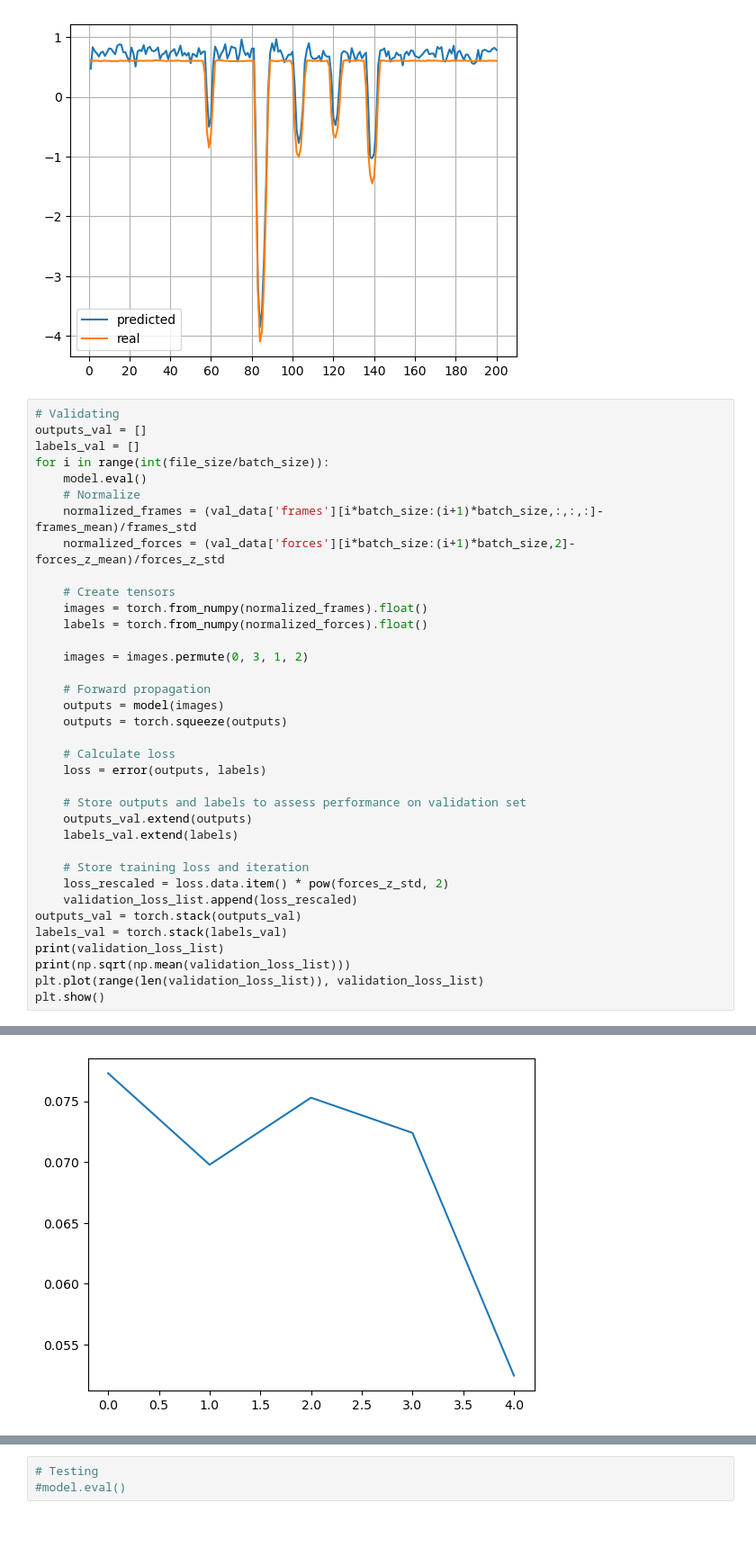
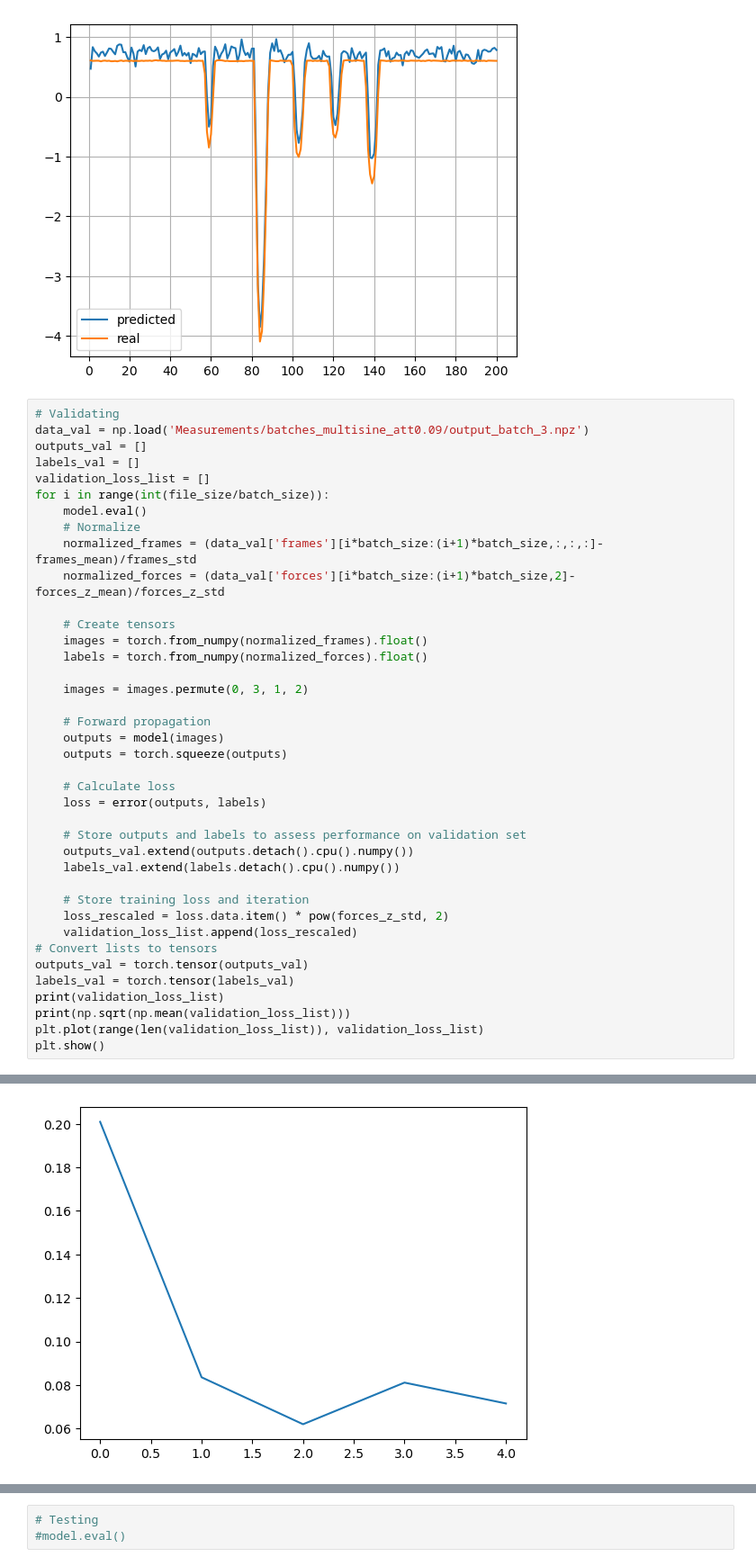
Before and after one commit to SoftSensing/VBSS, a Jupyter notebook: CNN-RNN-Skeleton-Implem.ipynb, the cells around one changed output, grey strips where cells are left out. Shown: that part at 90% size. Cells and saved outputs as stored; diff of their text form; blank space fills up the shorter version.

```diff
--- a/CNN-RNN-Skeleton-Implem.ipynb
+++ b/CNN-RNN-Skeleton-Implem.ipynb
@@ -245,13 +245,15 @@ plt.show()
 [figure]
 # %%
 # Validating
+data_val = np.load('Measurements/batches_multisine_att0.09/output_batch_3.npz')
 outputs_val = []
 labels_val = []
+validation_loss_list = []
 for i in range(int(file_size/batch_size)):
     model.eval()
     # Normalize
-    normalized_frames = (val_data['frames'][i*batch_size:(i+1)*batch_size,:,:,:]-frames_mean)/frames_std
-    normalized_forces = (val_data['forces'][i*batch_size:(i+1)*batch_size,2]-forces_z_mean)/forces_z_std
+    normalized_frames = (data_val['frames'][i*batch_size:(i+1)*batch_size,:,:,:]-frames_mean)/frames_std
+    normalized_forces = (data_val['forces'][i*batch_size:(i+1)*batch_size,2]-forces_z_mean)/forces_z_std
 
     # Create tensors
     images = torch.from_numpy(normalized_frames).float()
@@ -267,14 +269,15 @@ for i in range(int(file_size/batch_size)):
     loss = error(outputs, labels)
 
     # Store outputs and labels to assess performance on validation set
-    outputs_val.extend(outputs)
-    labels_val.extend(labels)
+    outputs_val.extend(outputs.detach().cpu().numpy())
+    labels_val.extend(labels.detach().cpu().numpy())
 
     # Store training loss and iteration
     loss_rescaled = loss.data.item() * pow(forces_z_std, 2)
     validation_loss_list.append(loss_rescaled)
-outputs_val = torch.stack(outputs_val)
-labels_val = torch.stack(labels_val)
+# Convert lists to tensors
+outputs_val = torch.tensor(outputs_val)
+labels_val = torch.tensor(labels_val)
 print(validation_loss_list)
 print(np.sqrt(np.mean(validation_loss_list)))
 plt.plot(range(len(validation_loss_list)), validation_loss_list)
@@ -285,2 +288,2 @@ plt.show()
-[figure, old version]
+[figure, new version]
 # %%
```
Also changed, not shown: parts of 3 cells of this notebook.
